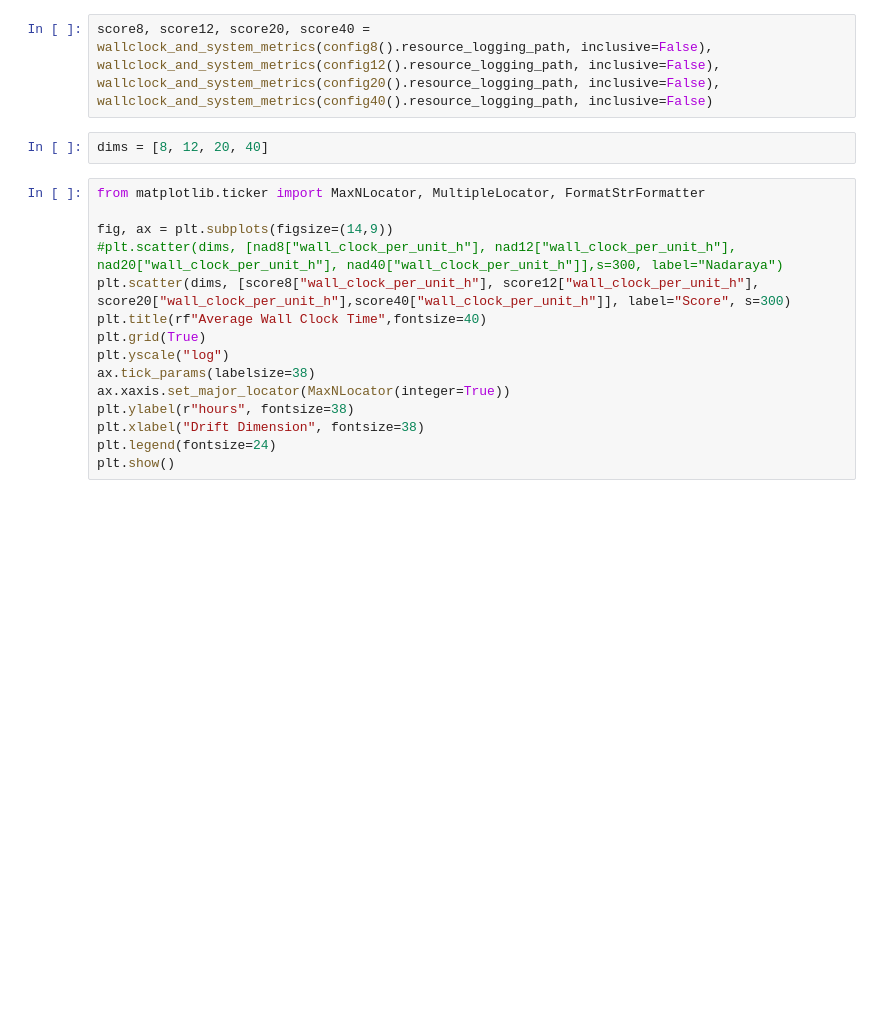
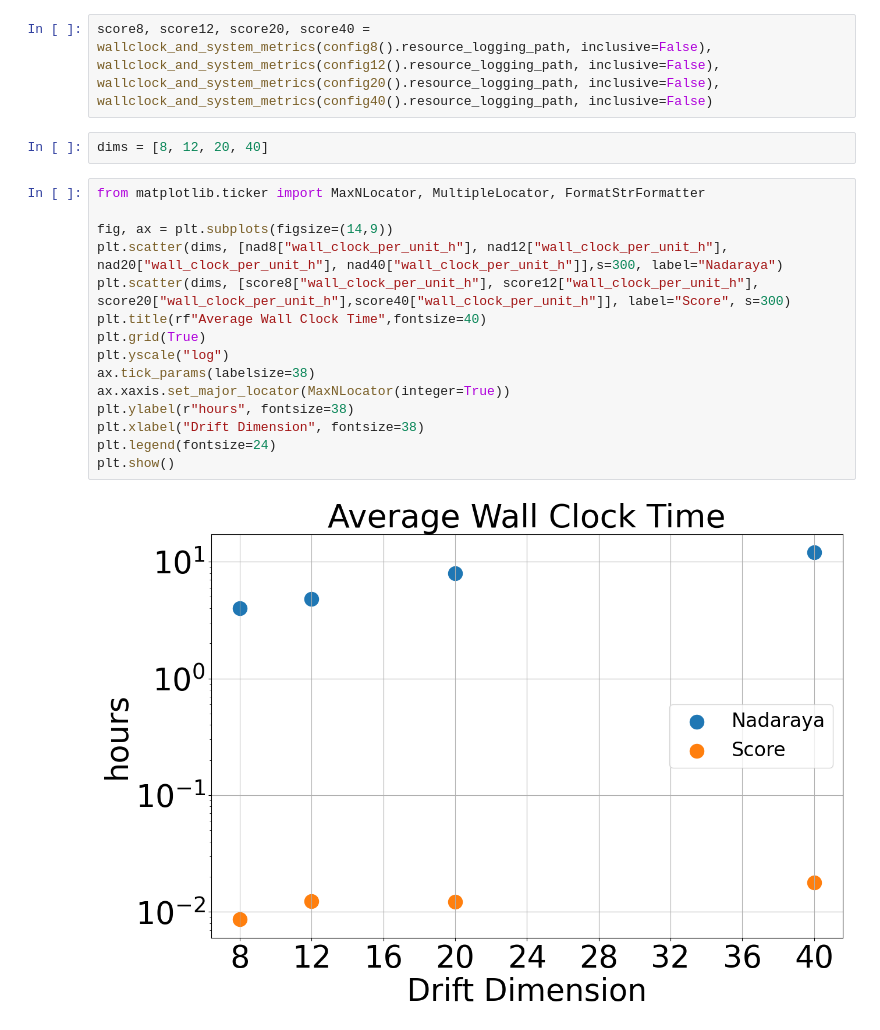
Before and after one commit to marcostapiac/FractionalBrownianMotion, a Jupyter notebook: experiments/generative_modelling/RecursiveVPSDE/ParamEst/DLnz_logging.ipynb, the cells around one changed output. Cells and saved outputs as stored; diff of their text form; blank space fills up the shorter version.

```diff
--- a/experiments/generative_modelling/RecursiveVPSDE/ParamEst/DLnz_logging.ipynb
+++ b/experiments/generative_modelling/RecursiveVPSDE/ParamEst/DLnz_logging.ipynb
@@ -29,18 +31,20 @@ dims = [8, 12, 20, 40]
 # %%
 from matplotlib.ticker import MaxNLocator, MultipleLocator, FormatStrFormatter
 
 fig, ax = plt.subplots(figsize=(14,9))
-#plt.scatter(dims, [nad8["wall_clock_per_unit_h"], nad12["wall_clock_per_unit_h"], nad20["wall_clock_per_unit_h"], nad40["wall_clock_per_unit_h"]],s=300, label="Nadaraya")
+plt.scatter(dims, [nad8["wall_clock_per_unit_h"], nad12["wall_clock_per_unit_h"], nad20["wall_clock_per_unit_h"], nad40["wall_clock_per_unit_h"]],s=300, label="Nadaraya")
 plt.scatter(dims, [score8["wall_clock_per_unit_h"], score12["wall_clock_per_unit_h"], score20["wall_clock_per_unit_h"],score40["wall_clock_per_unit_h"]], label="Score", s=300)
 plt.title(rf"Average Wall Clock Time",fontsize=40)
 plt.grid(True)
 plt.yscale("log")
 ax.tick_params(labelsize=38)
 ax.xaxis.set_major_locator(MaxNLocator(integer=True))
 plt.ylabel(r"hours", fontsize=38)
 plt.xlabel("Drift Dimension", fontsize=38)
 plt.legend(fontsize=24)
 plt.show()
+# %% [output]
+[figure, added]
 # %%
 from matplotlib.ticker import MaxNLocator, MultipleLocator, FormatStrFormatter
 
```
Also changed, not shown: parts of 3 cells of this notebook, 3 other files.
